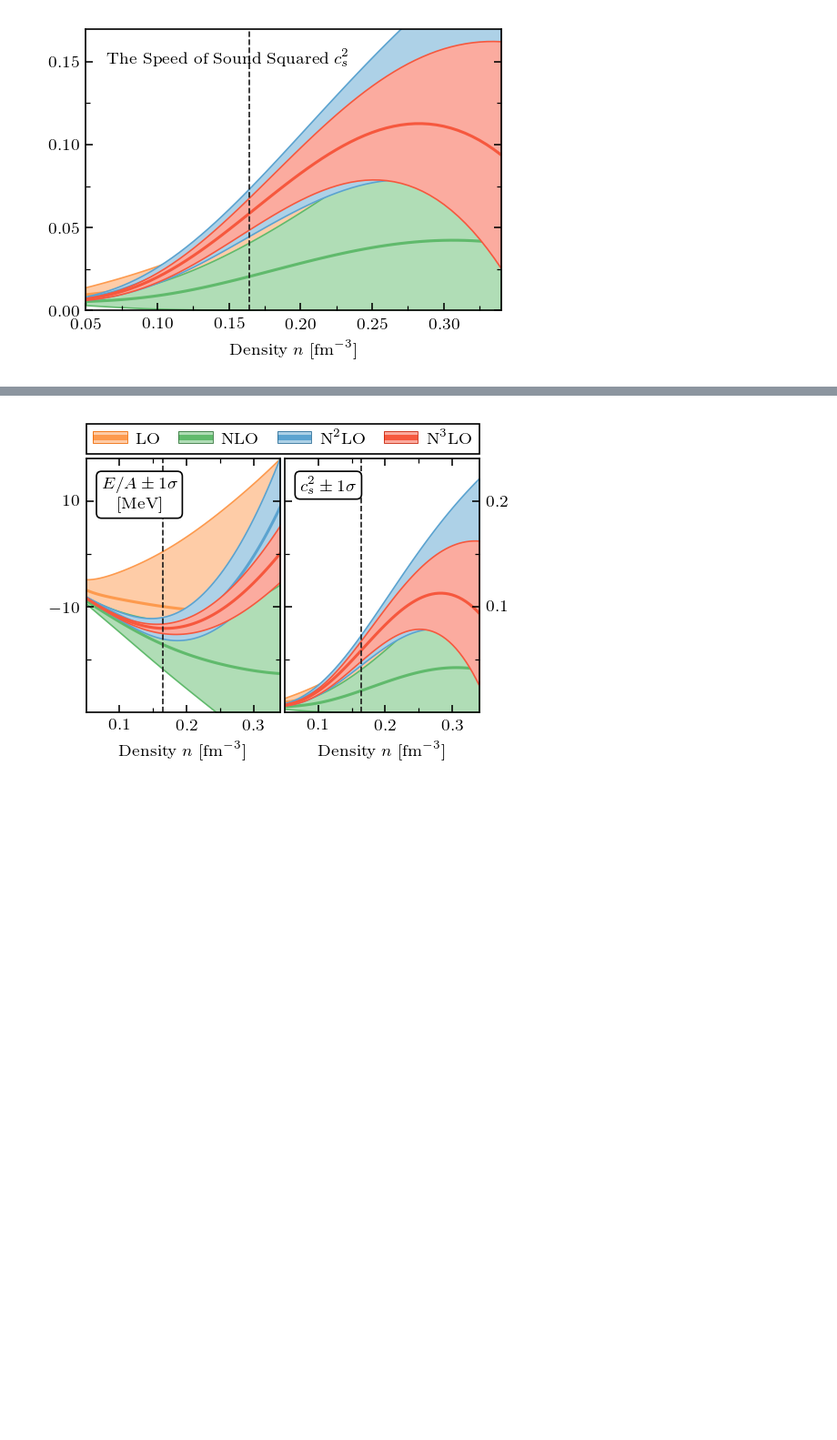
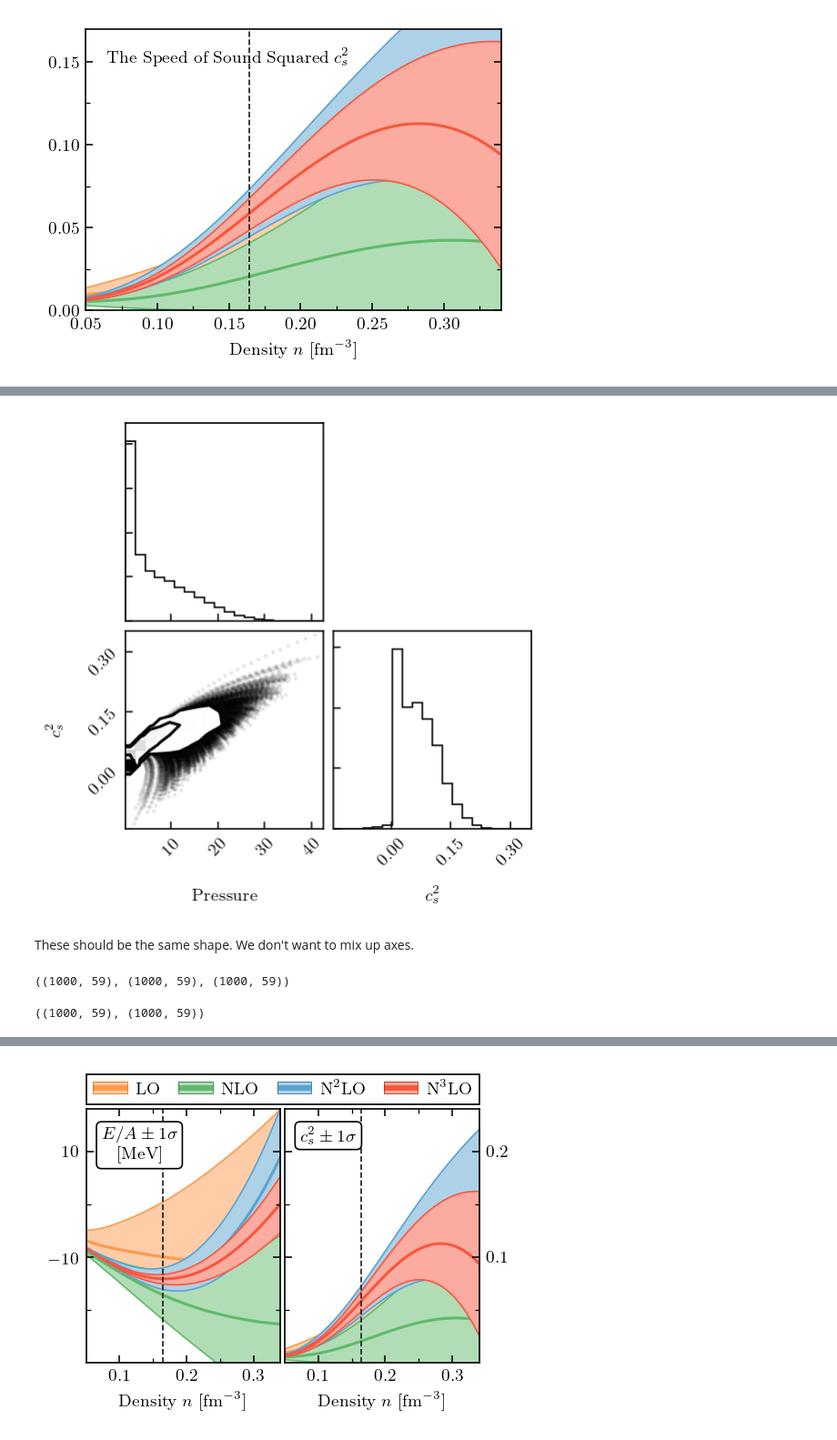
Before and after one commit to buqeye/nuclear-matter-convergence, a Jupyter notebook: analysis/derivatives-bands.ipynb, the cells around one changed output, grey strips where cells are left out. Shown at 91% size. Drawn from its saved outputs; the diff is of its cells as text; code cells hidden in the pictures; blank space fills up the shorter version.

```diff
--- a/analysis/derivatives-bands.ipynb
+++ b/analysis/derivatives-bands.ipynb
@@ -1555,0 +1594,20 @@ fig.savefig(join(fig_path, f'speed_of_sound_Lambda-{Lambda}'))
+# %%
+fig, axes = plt.subplots(2, 2, figsize=(4, 4), constrained_layout=False)
+fig = corner.corner(
+    np.array([pressure_samples_n3lo.ravel(), speed_of_sound_samples_n3lo.ravel()]).T,
+    labels=[r'Pressure', r'$c_s^2$'],
+    fig=fig,
+)
+fig.savefig(join(fig_path, f'speed_of_sound_sq_vs_pressure_n3lo_v2_Lambda-{Lambda}'))
+# %% [output]
+[figure, added]
+# %% [markdown]
+These should be the same shape. We don't want to mix up axes.
+# %%
+sample_numbers.shape, densities_repeated.shape, kf_repeated.shape,
+# %% [output]
+((1000, 59), (1000, 59), (1000, 59))
+# %%
+pressure_samples_n3lo.shape, speed_of_sound_samples_n3lo.shape
+# %% [output]
+((1000, 59), (1000, 59))
```
Also changed, not shown: parts of 31 cells of this notebook, 1 other file.
